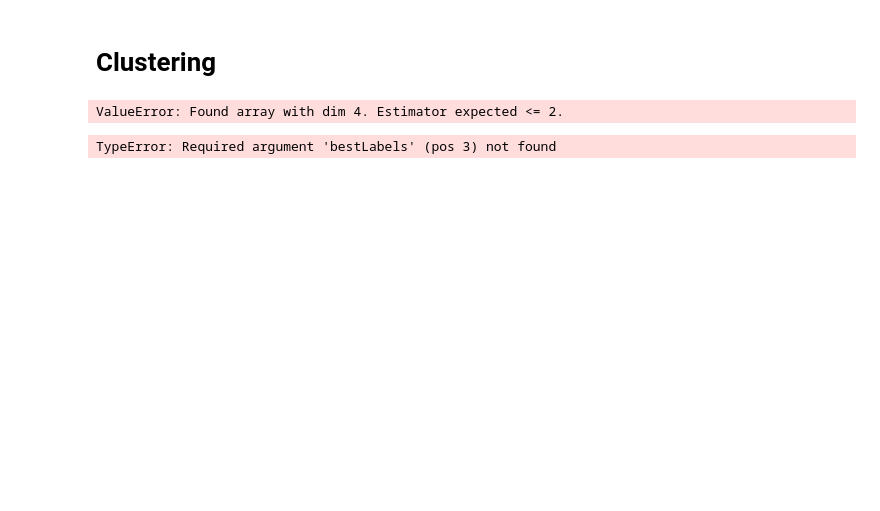
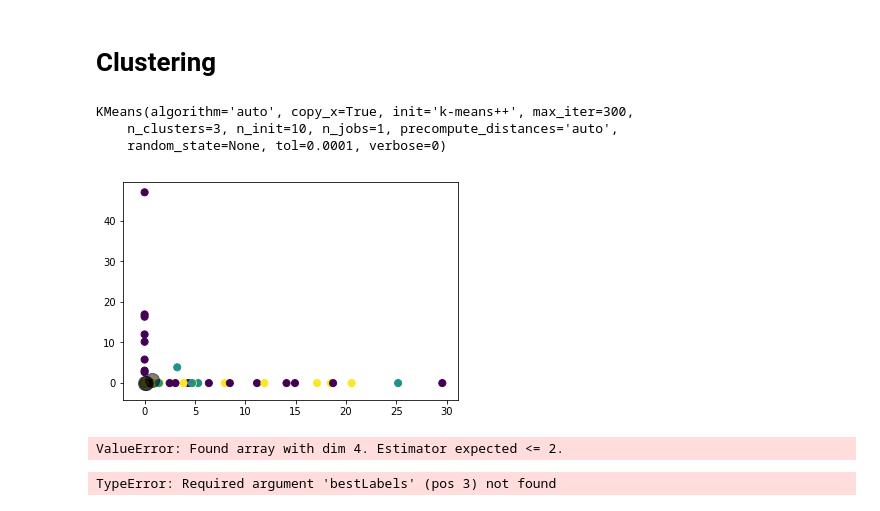
Before and after one commit to helenjin/APL, a Jupyter notebook: APL.ipynb, the cells around one changed output. Saved outputs shown, nothing was run; the diff lists cells and outputs as text; code cells hidden in the pictures; blank space fills up the shorter version.

Commit message:
tried some deep networks out and clustering, but not completely working yet

```diff
--- a/APL.ipynb
+++ b/APL.ipynb
@@ -47,0 +150,2 @@ Using TensorFlow backend.
+# %%
+vgg16_feature_list_np = np.array(vgg16_feature_list)
@@ -52 +179,18 @@ from sklearn.cluster import KMeans
+# %%
+kmeans = KMeans(n_clusters=3)
+# %%
+kmeans.fit(vgg16_feature_list_np)
+# %% [output]
+KMeans(algorithm='auto', copy_x=True, init='k-means++', max_iter=300,
+    n_clusters=3, n_init=10, n_jobs=1, precompute_distances='auto',
+    random_state=None, tol=0.0001, verbose=0)
+# %%
+y_kmeans = kmeans.predict(vgg16_feature_list_np)
+# %%
+plt.scatter(vgg16_feature_list_np[:, 0], vgg16_feature_list_np[:, 1], c=y_kmeans, s=50, cmap='viridis')
+
+centers = kmeans.cluster_centers_
+plt.scatter(centers[:, 0], centers[:, 1], c='black', s=200, alpha=0.5);
+# %% [output]
+[figure, added]
 # %%
```
Also changed, not shown: parts of 23 cells of this notebook.
